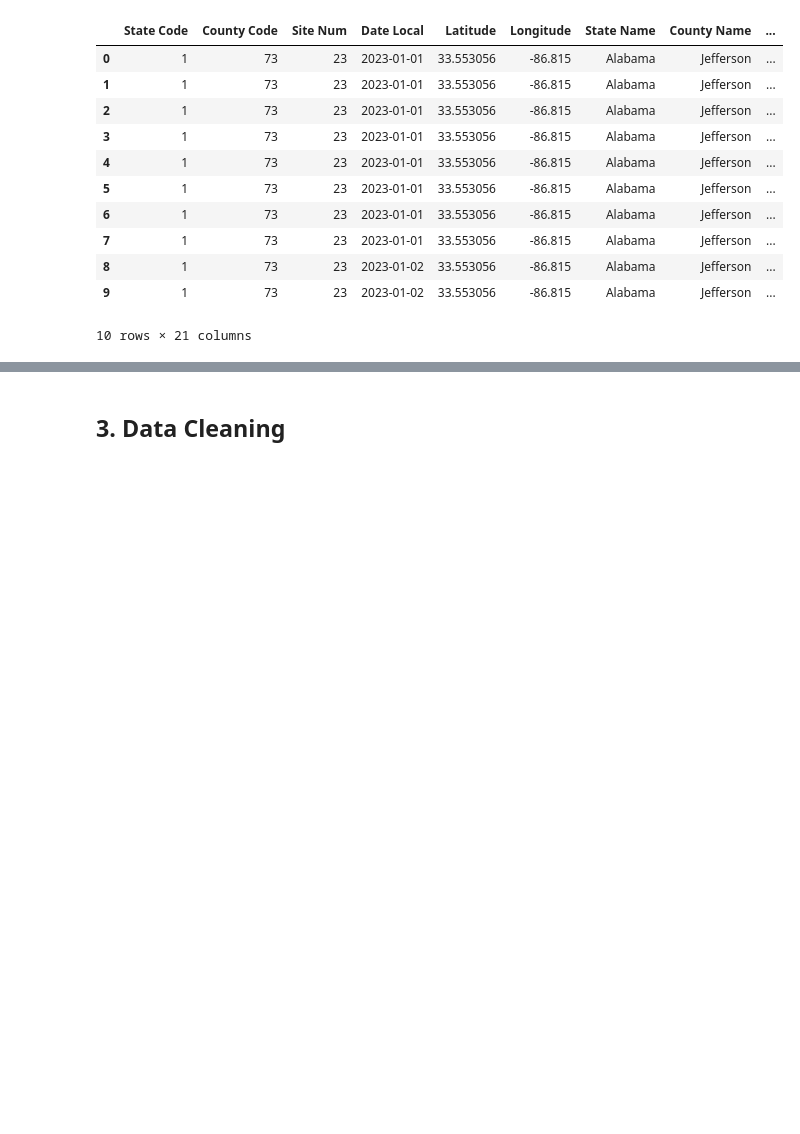
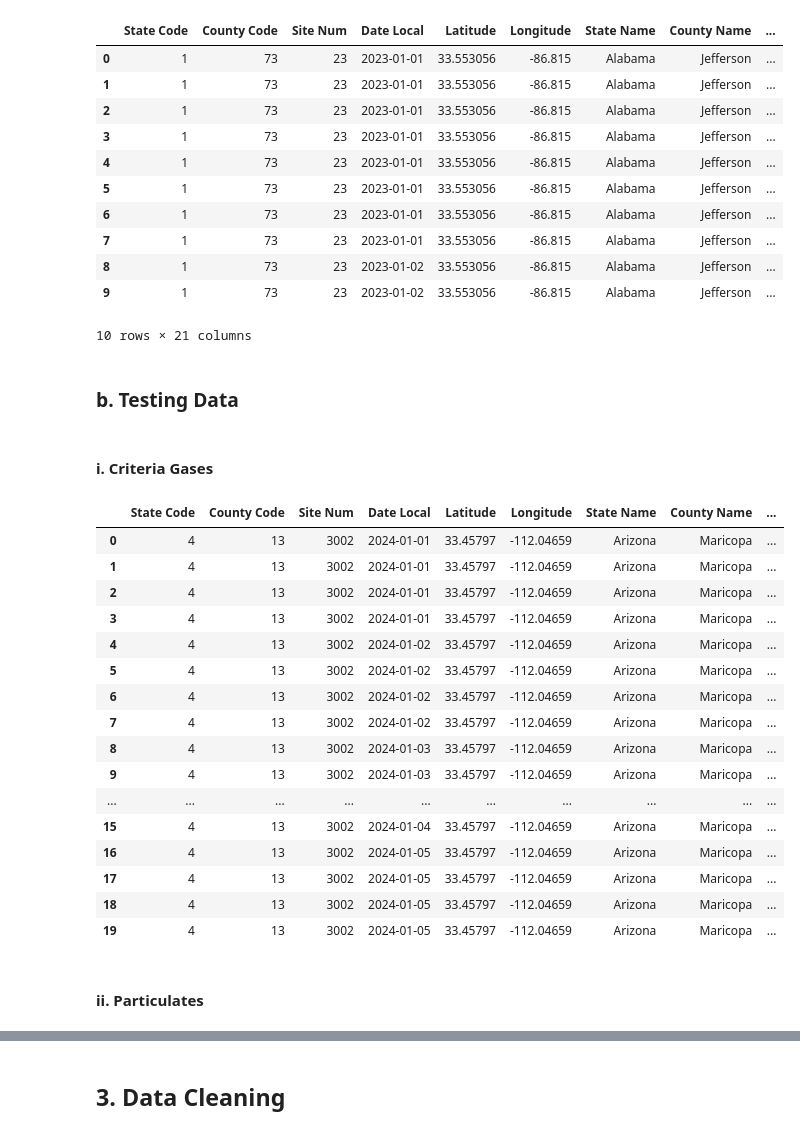
Before and after one commit to nehajanar/Air-Quality-Detection, a Jupyter notebook: code/aqi_prediction.ipynb, the cells around one changed output, grey strips where cells are left out. Saved outputs shown, nothing was run; the diff lists cells and outputs as text; code cells hidden in the pictures; blank space fills up the shorter version.

Commit message:
transform test data

```diff
--- a/code/aqi_prediction.ipynb
+++ b/code/aqi_prediction.ipynb
@@ -152,0 +181,4 @@ aqi_df.head()
+# %%
+# Import CO test dataset
+co_test = pd.read_csv("../data/test/raw/daily_co_2024.csv")
+co_test.head()
@@ -152,0 +193,4 @@ aqi_df.head()
+# %%
+# Import NO2 test dataset
+no2_test = pd.read_csv("../data/test/raw/daily_no2_2024.csv")
+no2_test.head()
@@ -331,3 +468,44 @@ main_df.head(10)
 # %%
 # Save to a CSV file for storage
 main_df.to_csv('../data/train/merged/daily_air_quality_data_2023.csv', index=False)
+# %% [markdown]
+### **b. Testing Data**
+# %% [markdown]
+#### **i. Criteria Gases**
+# %%
+# Rename 'Arithmetic Mean' column in each dataframe for clarity
+ozone_test.rename(columns={'Arithmetic Mean': 'Ozone Mean'}, inplace=True)
+so2_test.rename(columns={'Arithmetic Mean': 'SO2 Mean'}, inplace=True)
+co_test.rename(columns={'Arithmetic Mean': 'CO Mean'}, inplace=True)
+no2_test.rename(columns={'Arithmetic Mean': 'NO2 Mean'}, inplace=True)
+# %%
+# Merge the four dataframes on common columns, using suffixes to avoid column conflicts
+gases_test = ozone_test.merge(
+    so2_test, on=common_columns, how='inner', suffixes=('_ozone', '_so2')
+).merge(
+    co_test, on=common_columns, how='inner', suffixes=('', '_co')
+).merge(
+    no2_test, on=common_columns, how='inner', suffixes=('', '_no2')
+)
+# %%
+# Select only the common columns and the renamed 'Arithmetic Mean' columns
+gases_test = gases_test[common_columns + ['Ozone Mean', 'SO2 Mean', 'CO Mean', 'NO2 Mean']]
+gases_test.head(20)
+# %% [output]
+|  | State Code | County Code | Site Num | Date Local | Latitude | Longitude | State Name | County Name | ... |
+| 0 | 4 | 13 | 3002 | 2024-01-01 | 33.45797 | -112.04659 | Arizona | Maricopa | ... |
+| 1 | 4 | 13 | 3002 | 2024-01-01 | 33.45797 | -112.04659 | Arizona | Maricopa | ... |
+| 2 | 4 | 13 | 3002 | 2024-01-01 | 33.45797 | -112.04659 | Arizona | Maricopa | ... |
+| 3 | 4 | 13 | 3002 | 2024-01-01 | 33.45797 | -112.04659 | Arizona | Maricopa | ... |
+| 4 | 4 | 13 | 3002 | 2024-01-02 | 33.45797 | -112.04659 | Arizona | Maricopa | ... |
+| 5 | 4 | 13 | 3002 | 2024-01-02 | 33.45797 | -112.04659 | Arizona | Maricopa | ... |
+| 6 | 4 | 13 | 3002 | 2024-01-02 | 33.45797 | -112.04659 | Arizona | Maricopa | ... |
+| 7 | 4 | 13 | 3002 | 2024-01-02 | 33.45797 | -112.04659 | Arizona | Maricopa | ... |
+| 8 | 4 | 13 | 3002 | 2024-01-03 | 33.45797 | -112.04659 | Arizona | Maricopa | ... |
+| 9 | 4 | 13 | 3002 | 2024-01-03 | 33.45797 | -112.04659 | Arizona | Maricopa | ... |
+| ... | ... | ... | ... | ... | ... | ... | ... | ... | ... |
+| 15 | 4 | 13 | 3002 | 2024-01-04 | 33.45797 | -112.04659 | Arizona | Maricopa | ... |
+| 16 | 4 | 13 | 3002 | 2024-01-05 | 33.45797 | -112.04659 | Arizona | Maricopa | ... |
+| 17 | 4 | 13 | 3002 | 2024-01-05 | 33.45797 | -112.04659 | Arizona | Maricopa | ... |
+| 18 | 4 | 13 | 3002 | 2024-01-05 | 33.45797 | -112.04659 | Arizona | Maricopa | ... |
+| 19 | 4 | 13 | 3002 | 2024-01-05 | 33.45797 | -112.04659 | Arizona | Maricopa | ... |
@@ -333,0 +515,2 @@ main_df.to_csv('../data/train/merged/daily_air_quality_data_2023.csv', index=Fal
+# %% [markdown]
+#### **ii. Particulates**
```
Also changed, not shown: parts of 40 cells of this notebook, 6 other files.
